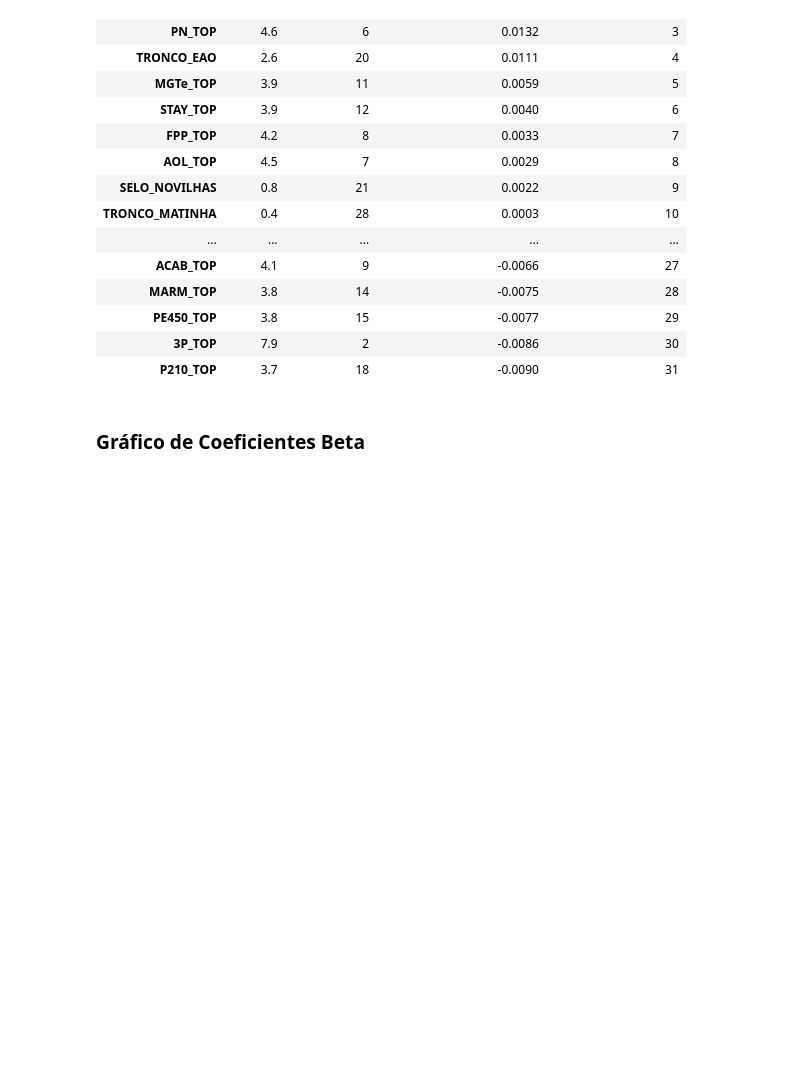
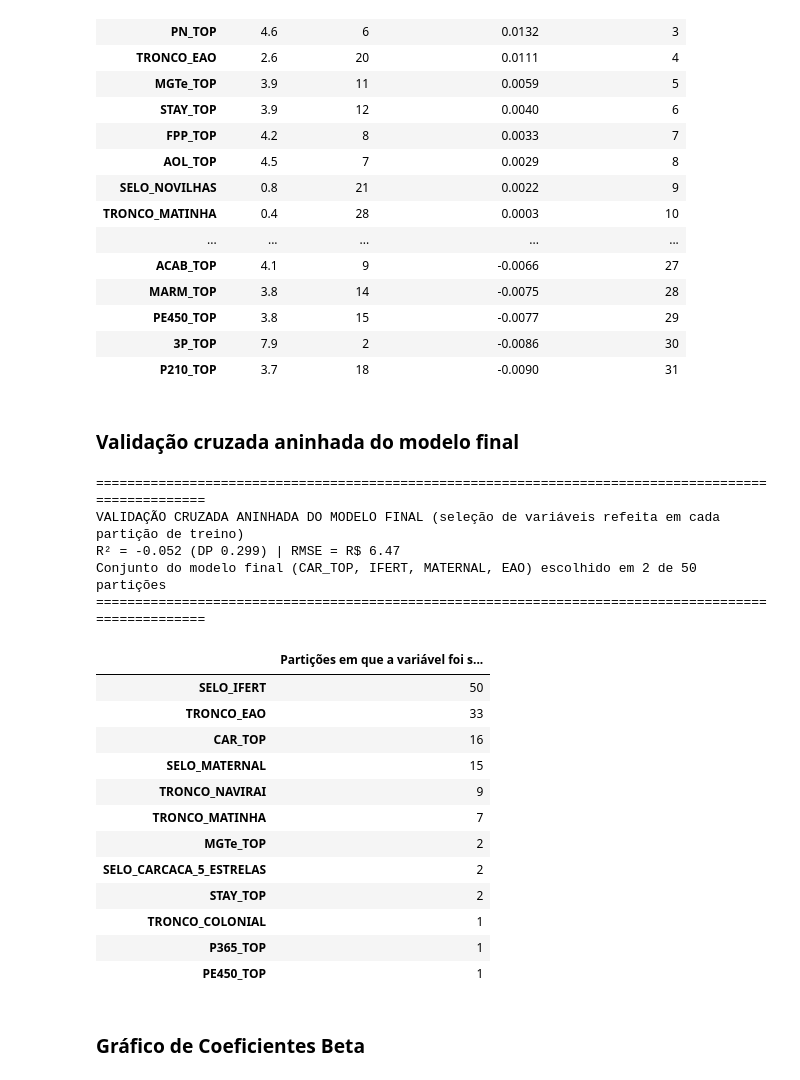
Before and after one commit to Sandro-IFTM/Rafael_Proj04, a Jupyter notebook: 13_multivariada_total.ipynb, the cells around one changed output. Saved outputs shown, nothing was run; the diff lists cells and outputs as text; code cells hidden in the pictures; blank space fills up the shorter version.

```diff
--- a/13_multivariada_total.ipynb
+++ b/13_multivariada_total.ipynb
@@ -568,6 +583,69 @@ IMPORTÂNCIA DOS ATRIBUTOS: MDI (RANKING GLOBAL) x PERMUTAÇÃO (DADOS DE TESTE)
 | PE450_TOP | 3.8 | 15 | -0.0077 | 29 |
 | 3P_TOP | 7.9 | 2 | -0.0086 | 30 |
 | P210_TOP | 3.7 | 18 | -0.0090 | 31 |
+# %% [markdown]
+### Validação cruzada aninhada do modelo final
+# %%
+# Revisão v8 (out/2026): célula nova. Validação cruzada ANINHADA do modelo final. As 4 variáveis do modelo final foram
+#   escolhidas olhando a amostra inteira (p < 0,05 nas regressões de cada dimensão e, nas linhagens, a maior importância
+#   no Random Forest) e depois avaliadas na validação cruzada acima: o R² fora da amostra fica otimista, porque a
+#   seleção já "viu" os touros de teste. Aqui a mesma regra de seleção é refeita DENTRO de cada partição de treino,
+#   com as mesmas 50 partições (5 x 10, random_state=42), e o modelo escolhido é avaliado nos touros de teste.
+from collections import Counter
+from sklearn.metrics import r2_score, mean_squared_error
+
+DEPS_SEL = DEPS_TODAS
+SELOS_SEL = list(SELOS_MODELO.keys())
+LIN_SEL = list(troncos.keys())
+
+def seleciona_variaveis(d_tr, y_tr):
+    sel = []
+    for grupo in (DEPS_SEL, SELOS_SEL):
+        m = sm.OLS(y_tr, sm.add_constant(d_tr[grupo])).fit(cov_type='HC3')
+        sel += [v for v in grupo if m.pvalues[v] < 0.05]
+    m = sm.OLS(y_tr, sm.add_constant(d_tr[LIN_SEL])).fit(cov_type='HC3')
+    lin = [v for v in LIN_SEL if m.pvalues[v] < 0.05]
+    if not lin:  # como no artigo: sem linhagem significativa, entra a de maior importância no Random Forest
+        rf_l = RandomForestRegressor(n_estimators=500, random_state=42, max_features='sqrt', n_jobs=-1).fit(d_tr[LIN_SEL], y_tr)
+        lin = [LIN_SEL[int(np.argmax(rf_l.feature_importances_))]]
+    return sel + lin
+
+r2_an, rmse_an, escolhas = [], [], []
+for tr, te in RepeatedKFold(n_splits=5, n_repeats=10, random_state=42).split(X_rf):
+    d_tr, y_tr = df_rf_clean.iloc[tr], y_rf.iloc[tr]
+    vs = seleciona_variaveis(d_tr, y_tr)
+    escolhas.append(tuple(vs))
+    pred = LinearRegression().fit(d_tr[vs], y_tr).predict(df_rf_clean.iloc[te][vs])
+    r2_an.append(r2_score(y_rf.iloc[te], pred))
+    rmse_an.append(mean_squared_error(y_rf.iloc[te], pred) ** 0.5)
+
+print("=" * 100)
+print("VALIDAÇÃO CRUZADA ANINHADA DO MODELO FINAL (seleção de variáveis refeita em cada partição de treino)")
+print(f"R² = {np.mean(r2_an):.3f} (DP {np.std(r2_an):.3f}) | RMSE = R$ {np.mean(rmse_an):.2f}")
+print(f"Conjunto do modelo final (CAR_TOP, IFERT, MATERNAL, EAO) escolhido em "
+      f"{sum(set(e) == set(VARS_FINAL) for e in escolhas)} de {len(escolhas)} partições")
+print("=" * 100)
+freq = Counter(v for e in escolhas for v in e)
+display(pd.Series(freq, name='Partições em que a variável foi selecionada').sort_values(ascending=False).to_frame())
+# %% [output]
+====================================================================================================
+VALIDAÇÃO CRUZADA ANINHADA DO MODELO FINAL (seleção de variáveis refeita em cada partição de treino)
+R² = -0.052 (DP 0.299) | RMSE = R$ 6.47
+Conjunto do modelo final (CAR_TOP, IFERT, MATERNAL, EAO) escolhido em 2 de 50 partições
+====================================================================================================
+|  | Partições em que a variável foi s... |
+| SELO_IFERT | 50 |
+| TRONCO_EAO | 33 |
+| CAR_TOP | 16 |
+| SELO_MATERNAL | 15 |
+| TRONCO_NAVIRAI | 9 |
+| TRONCO_MATINHA | 7 |
+| MGTe_TOP | 2 |
+| SELO_CARCACA_5_ESTRELAS | 2 |
+| STAY_TOP | 2 |
+| TRONCO_COLONIAL | 1 |
+| P365_TOP | 1 |
+| PE450_TOP | 1 |
 # %% [markdown]
 ###  Gráfico de Coeficientes Beta
 # %%
```
Also changed, not shown: parts of 10 cells of this notebook, 20 other files.
